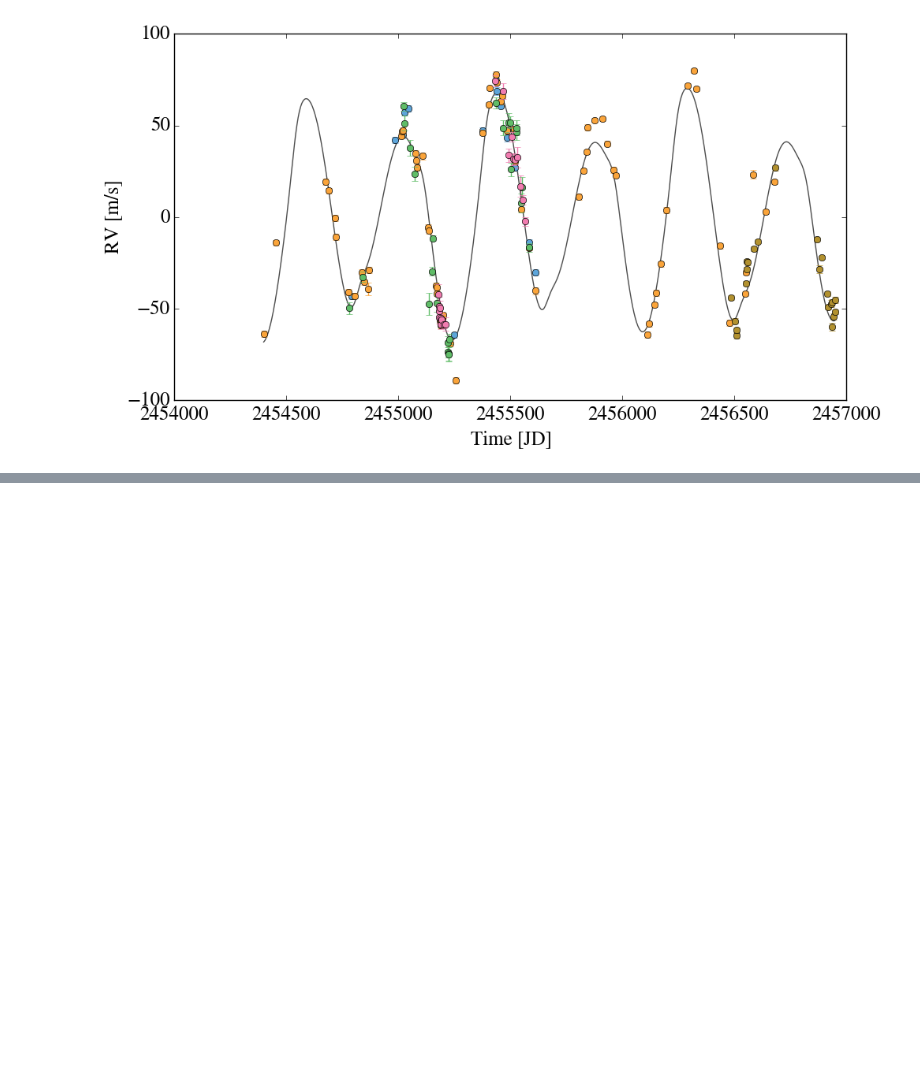
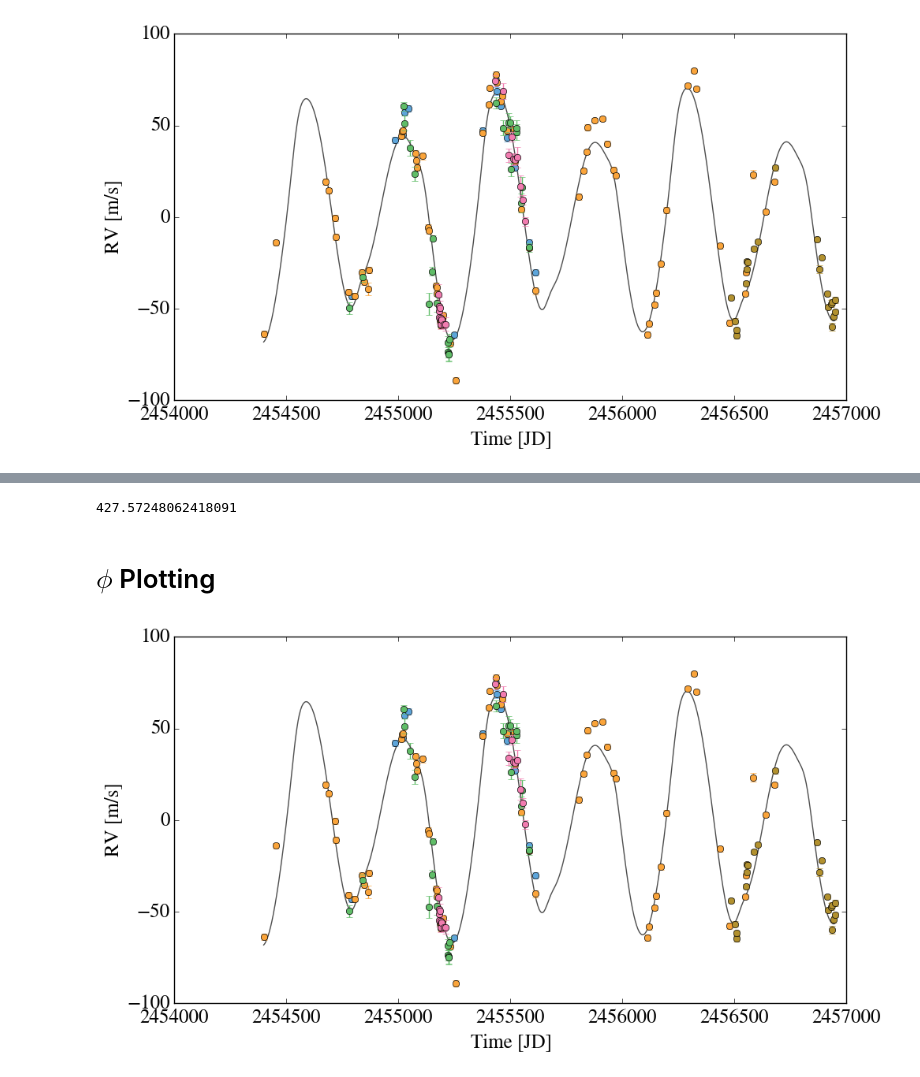
Before and after one commit to nomahen/musical-octo-goggles, a Jupyter notebook: HD1502.ipynb, the cells around one changed output, grey strips where cells are left out. Drawn from its saved outputs; the diff is of its cells as text; code cells hidden in the pictures; blank space fills up the shorter version.

```diff
--- a/HD1502.ipynb
+++ b/HD1502.ipynb
@@ -554,0 +581,32 @@ HD1502.plot_RV(epoch=epoch)
+# %%
+new_params[0]
+# %% [output]
+427.57248062418091
+# %% [markdown]
+# $\phi$ Plotting
+# %%
+HD1502 = RVSystem(mstar = 1.61)
+epoch = 2454410.0
+
+HD1502.clear_planets()
+
+new_params = np.loadtxt('opt_per_mass_from_rmc')
+ecc_tmp = np.loadtxt('ecc_tmp')
+
+HD1502.add_planet(per = new_params[0], mass = new_params[1] , M = 63.748569, e=ecc_tmp[0], pomega = 136.84729)
+HD1502.add_planet(per = new_params[2], mass = new_params[3], M = 118.50653, e=ecc_tmp[1], pomega = 75.245987)
+HD1502.add_planet(per = new_params[4], mass = new_params[5], M = 190.00000, e=ecc_tmp[2], pomega = 316.84729)
+
+# HD1502.add_planet(per =428.97639 mass = 2.84232 , M = 356.11152, e=0.02506, pomega = 10)
+# HD1502.add_planet(per = 299.87399, mass =  0.41126, M = 309.45106, e=0.24124, pomega = 75.245987)
+# HD1502.add_planet(per = 280.10266775, mass = 0.426860, M = 190.00000, e=0.1, pomega = 316.84729)
+
+
+HD1502.RV_data = ['HD1502_KECK11.vels','HD1502_KECK.vels','HD1502_HJS11.vels','HD1502_HET11.vels','HD1502_APF.vels']
+HD1502.offsets = [23.57647,0.56036,16.57065, -9.53612, 35.9585]
+# HD1502.offsets = [2.928989e+01,5.087396e+00,2.174066e+01,-3.288000e+00,3.957321e+01]
+HD1502.path_to_data = "/Applications/Systemic/datafiles/"
+
+HD1502.plot_RV(epoch=epoch)
+# %% [output]
+[figure, added]
```
Also changed, not shown: parts of 52 cells of this notebook, 1 other file.
